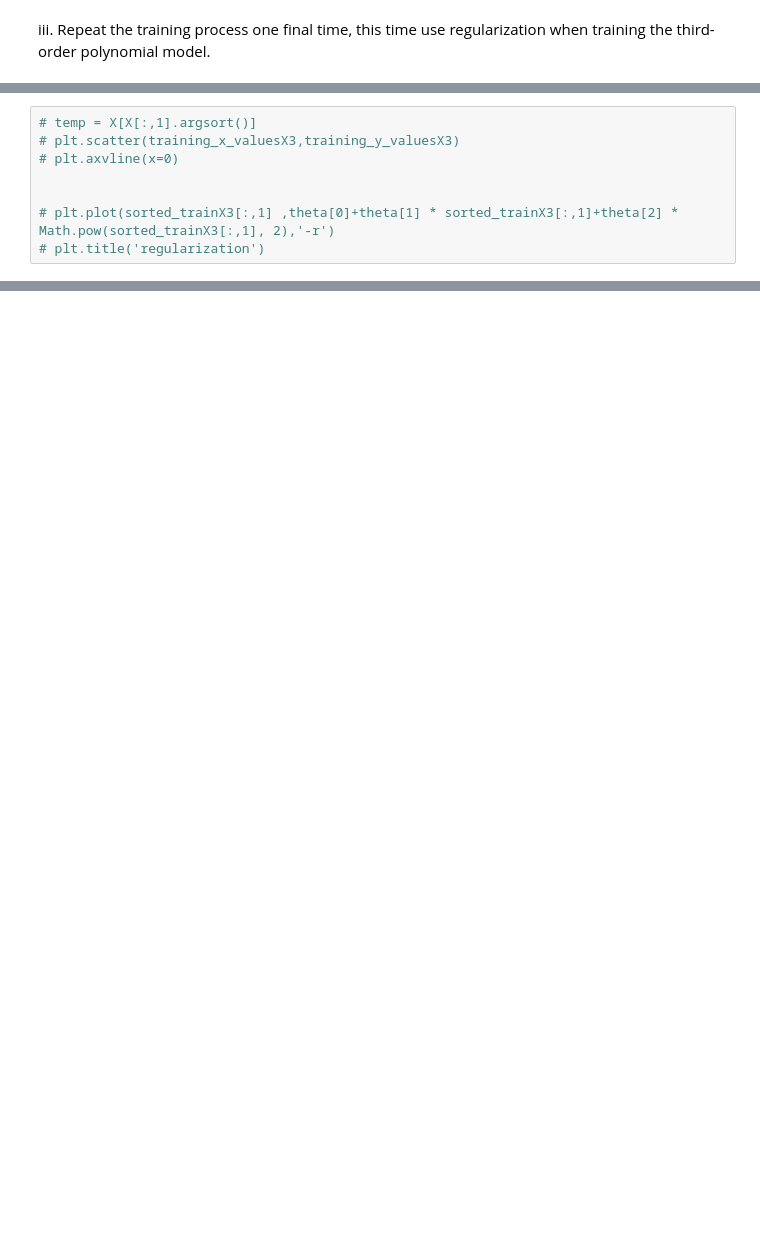
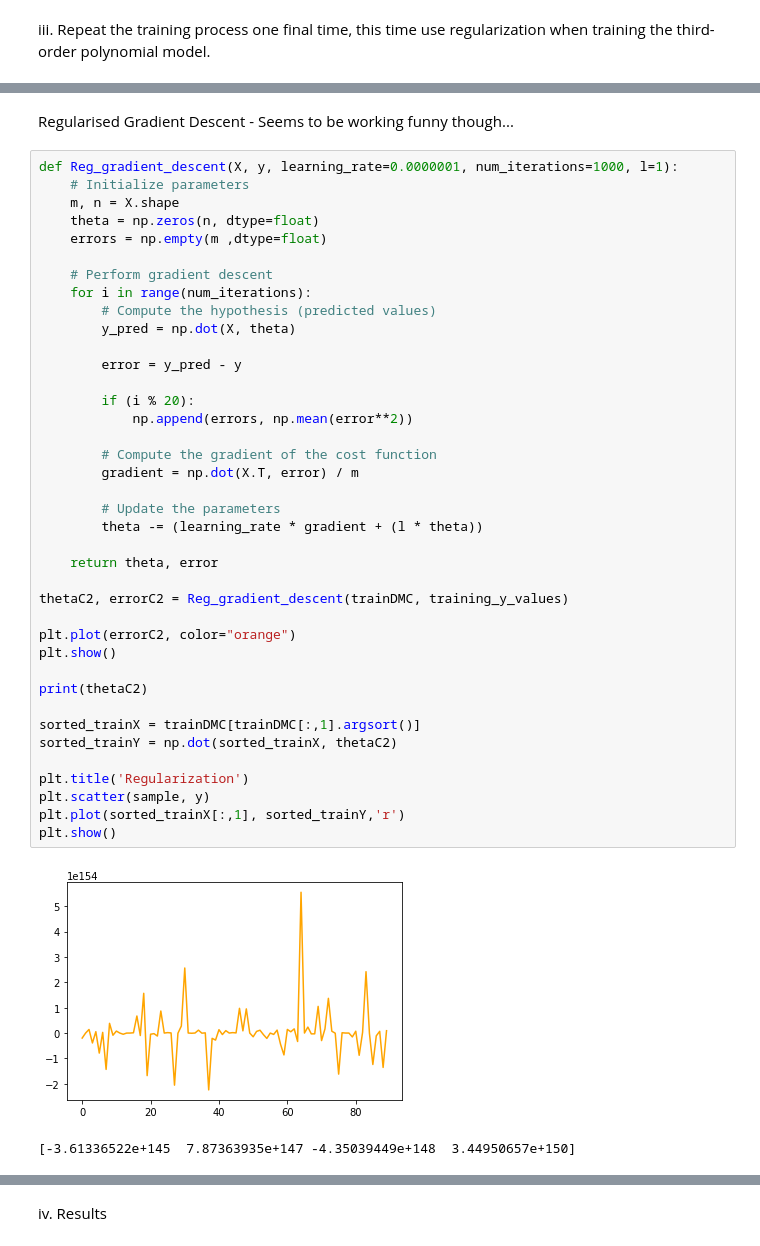
Before and after one commit to muaazbassa/COMS3007A-Machine-Learning, a Jupyter notebook: 4. ML Linear Regression Tutorial/Linear Regression.ipynb, the cells around one changed output, grey strips where cells are left out. Cells and saved outputs as stored; diff of their text form; blank space fills up the shorter version.

```diff
--- a/4. ML Linear Regression Tutorial/Linear Regression.ipynb
+++ b/4. ML Linear Regression Tutorial/Linear Regression.ipynb
@@ -448,8 +472,44 @@ Text(0.5, 1.0, 'regularization')
-# %%
-# temp = X[X[:,1].argsort()]
-# plt.scatter(training_x_valuesX3,training_y_valuesX3)
-# plt.axvline(x=0)
-
-
-# plt.plot(sorted_trainX3[:,1] ,theta[0]+theta[1] * sorted_trainX3[:,1]+theta[2] * Math.pow(sorted_trainX3[:,1], 2),'-r')
-# plt.title('regularization')
+# %% [markdown]
+Regularised Gradient Descent - Seems to be working funny though...
+# %%
+def Reg_gradient_descent(X, y, learning_rate=0.0000001, num_iterations=1000, l=1):
+    # Initialize parameters
+    m, n = X.shape
+    theta = np.zeros(n, dtype=float)
+    errors = np.empty(m ,dtype=float)
+
+    # Perform gradient descent
+    for i in range(num_iterations):
+        # Compute the hypothesis (predicted values)
+        y_pred = np.dot(X, theta)
+
+        error = y_pred - y
+
+        if (i % 20):
+            np.append(errors, np.mean(error**2))
+
+        # Compute the gradient of the cost function
+        gradient = np.dot(X.T, error) / m
+
+        # Update the parameters
+        theta -= (learning_rate * gradient + (l * theta))
+
+    return theta, error
+
+thetaC2, errorC2 = Reg_gradient_descent(trainDMC, training_y_values)
+
+plt.plot(errorC2, color="orange")
+plt.show()
+
+print(thetaC2)
+
+sorted_trainX = trainDMC[trainDMC[:,1].argsort()]
+sorted_trainY = np.dot(sorted_trainX, thetaC2)
+
+plt.title('Regularization')
+plt.scatter(sample, y)
+plt.plot(sorted_trainX[:,1], sorted_trainY,'r')
+plt.show()
+# %% [output]
+[figure, added]
+[-3.61336522e+145  7.87363935e+147 -4.35039449e+148  3.44950657e+150]
@@ -455,0 +517,2 @@ Text(0.5, 1.0, 'regularization')
+# %% [markdown]
+iv. Results
```
Also changed, not shown: parts of 23 cells of this notebook.
